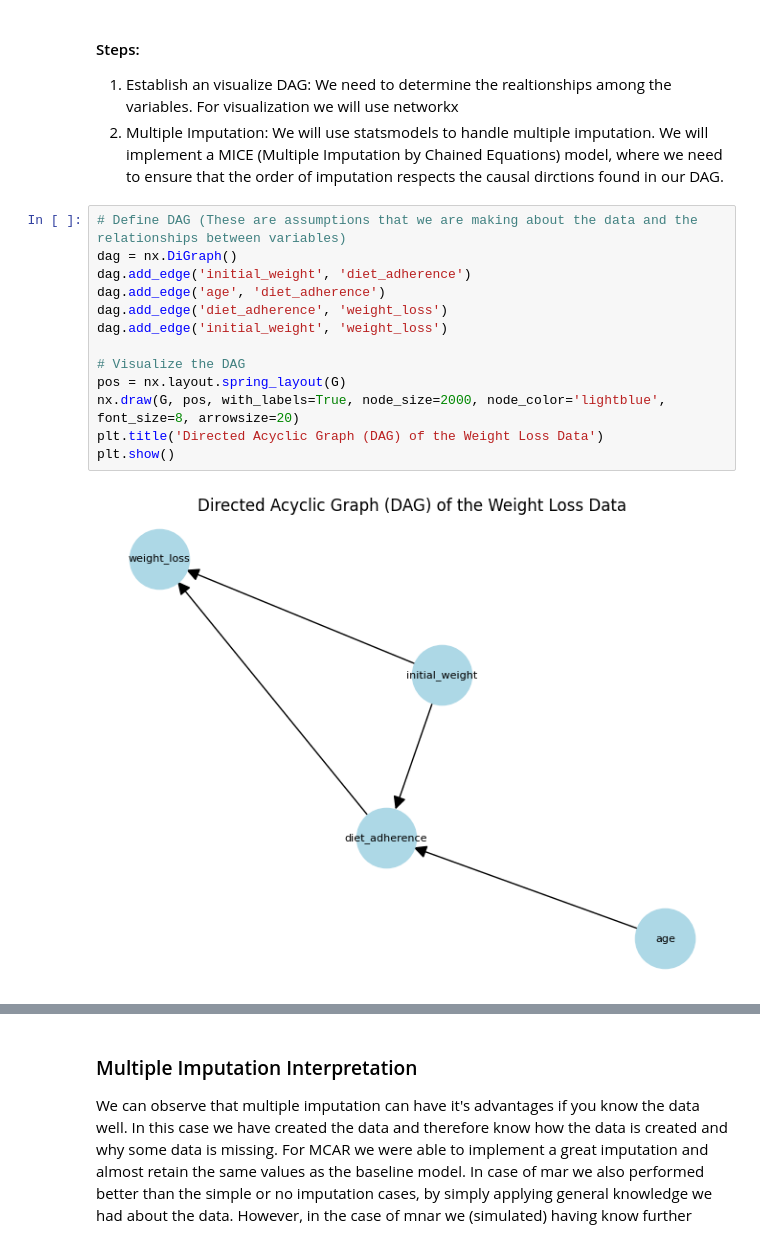
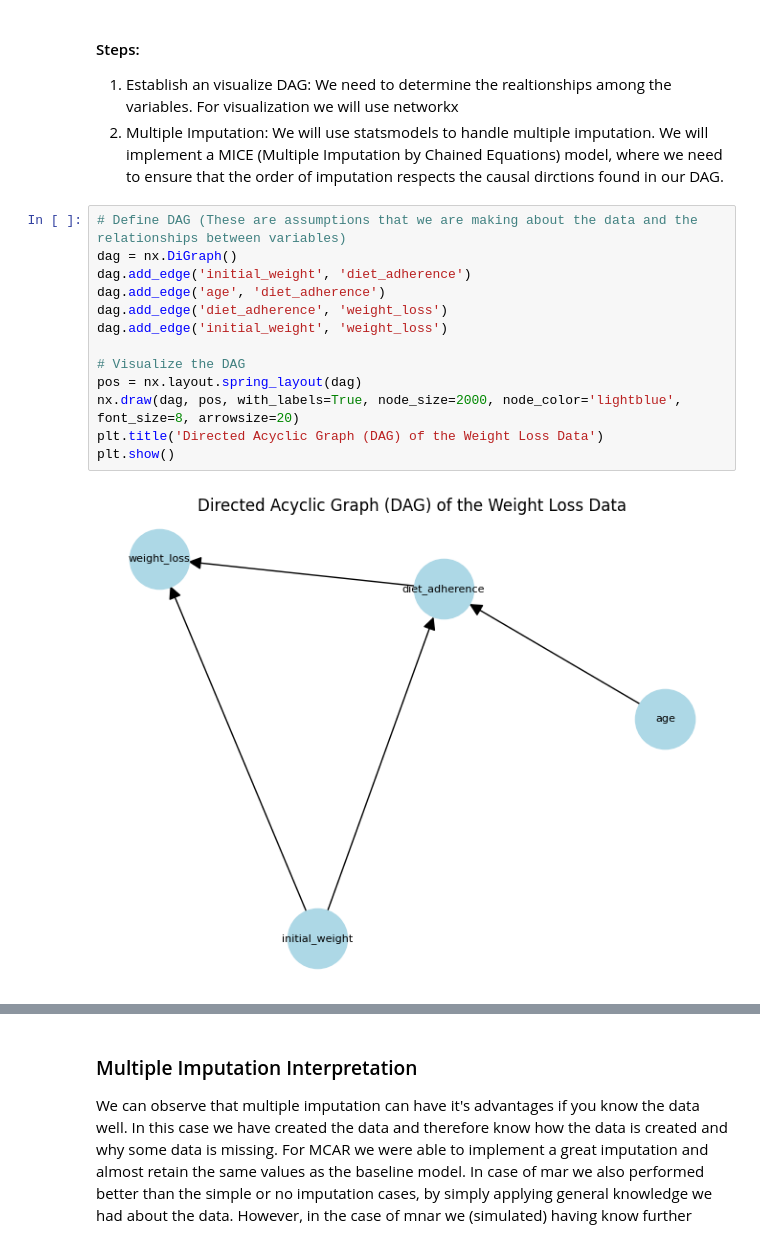
Before and after one commit to MaxiStahl1992/advanced-workbook-code, a Jupyter notebook: task5_full.ipynb, the cells around one changed output, grey strips where cells are left out. Cells and saved outputs as stored; diff of their text form.

```diff
--- a/task5_full.ipynb
+++ b/task5_full.ipynb
@@ -271,15 +291,15 @@ Another way to perform imputation is multiple imputation using DAGs. This is a c
 # %%
 # Define DAG (These are assumptions that we are making about the data and the relationships between variables)
 dag = nx.DiGraph()
 dag.add_edge('initial_weight', 'diet_adherence')
 dag.add_edge('age', 'diet_adherence')
 dag.add_edge('diet_adherence', 'weight_loss')
 dag.add_edge('initial_weight', 'weight_loss')
 
 # Visualize the DAG
-pos = nx.layout.spring_layout(G)
-nx.draw(G, pos, with_labels=True, node_size=2000, node_color='lightblue', font_size=8, arrowsize=20)
+pos = nx.layout.spring_layout(dag)
+nx.draw(dag, pos, with_labels=True, node_size=2000, node_color='lightblue', font_size=8, arrowsize=20)
 plt.title('Directed Acyclic Graph (DAG) of the Weight Loss Data')
 plt.show()
 # %% [output]
-[figure, old version]
+[figure, new version]
```
Also changed, not shown: parts of 26 cells of this notebook.
